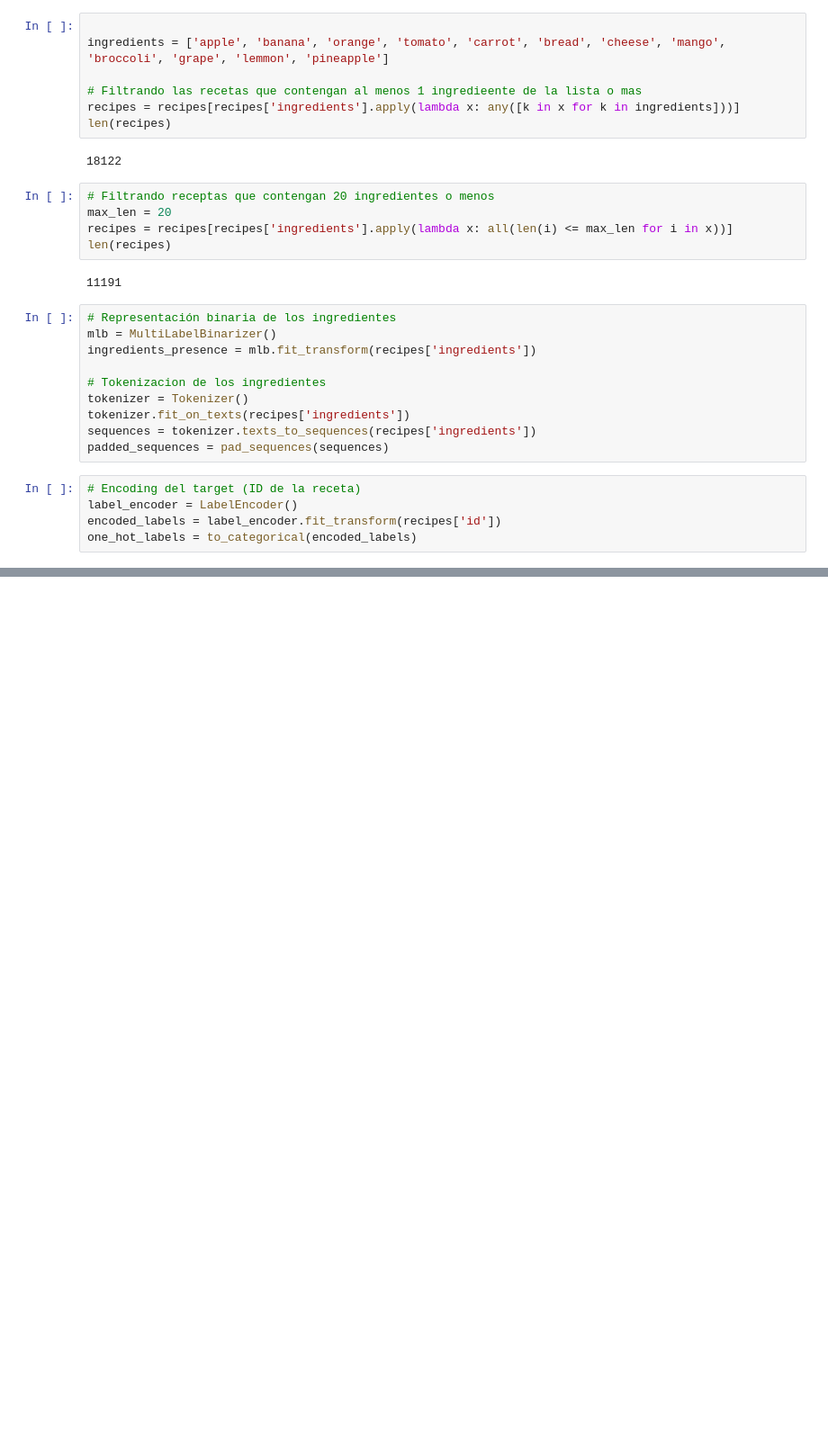
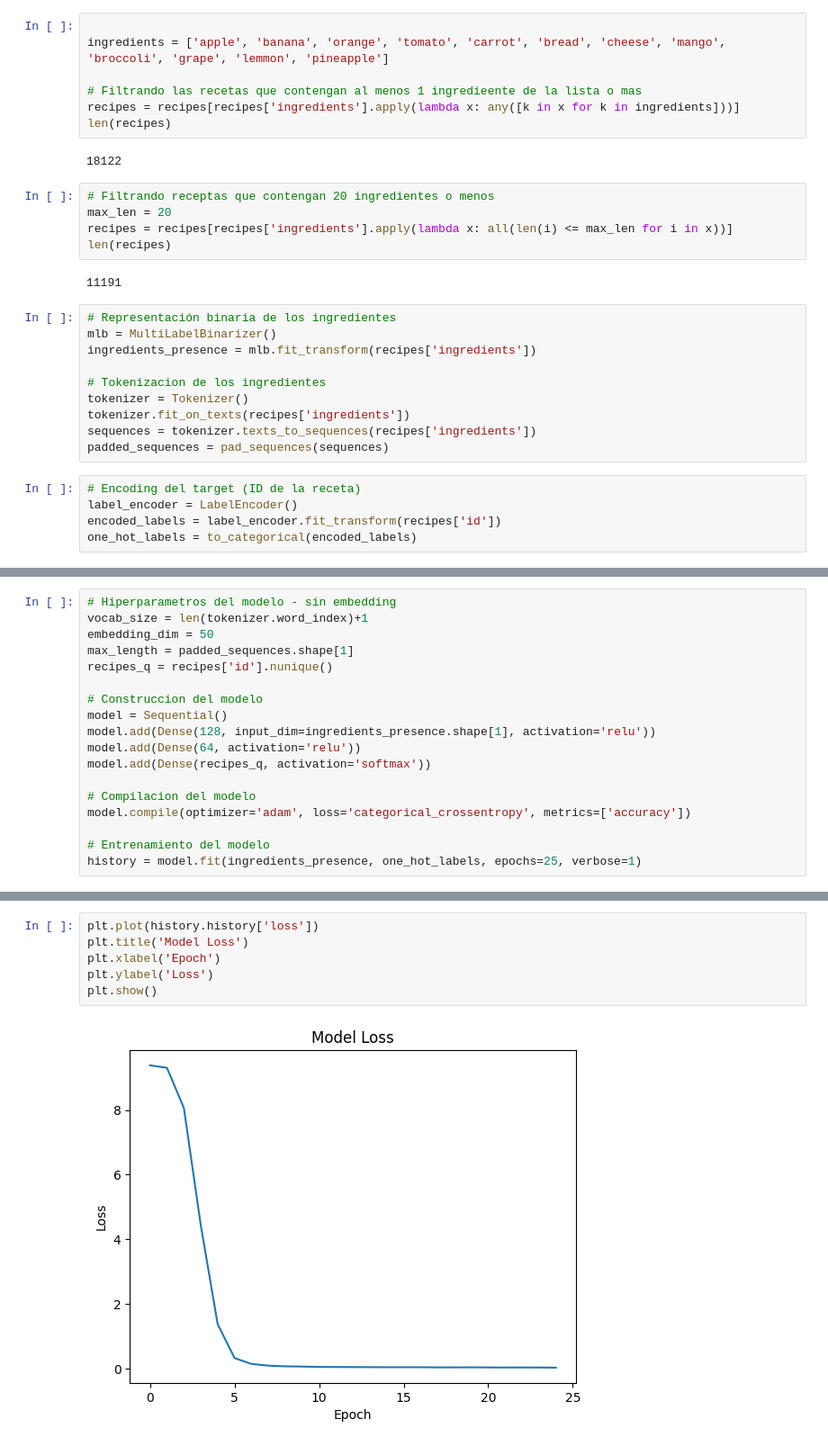
Before and after one commit to MGonza20/ProyectoFinal_DeepLearning, a Jupyter notebook: Recommendation_Model_Final.ipynb, the cells around one changed output, grey strips where cells are left out. Shown: that part at 90% size. Cells and saved outputs as stored; diff of their text form; blank space fills up the shorter version.

```diff
--- a/Recommendation_Model_Final.ipynb
+++ b/Recommendation_Model_Final.ipynb
@@ -160,0 +167,18 @@ for i in top_3:
+# %%
+# Hiperparametros del modelo - sin embedding
+vocab_size = len(tokenizer.word_index)+1
+embedding_dim = 50
+max_length = padded_sequences.shape[1]
+recipes_q = recipes['id'].nunique()
+
+# Construccion del modelo
+model = Sequential()
+model.add(Dense(128, input_dim=ingredients_presence.shape[1], activation='relu'))
+model.add(Dense(64, activation='relu'))
+model.add(Dense(recipes_q, activation='softmax'))
+
+# Compilacion del modelo
+model.compile(optimizer='adam', loss='categorical_crossentropy', metrics=['accuracy'])
+
+# Entrenamiento del modelo
+history = model.fit(ingredients_presence, one_hot_labels, epochs=25, verbose=1)
@@ -160,0 +203,8 @@ for i in top_3:
+# %%
+plt.plot(history.history['loss'])
+plt.title('Model Loss')
+plt.xlabel('Epoch')
+plt.ylabel('Loss')
+plt.show()
+# %% [output]
+[figure, added]
```
Also changed, not shown: parts of 11 cells of this notebook.
